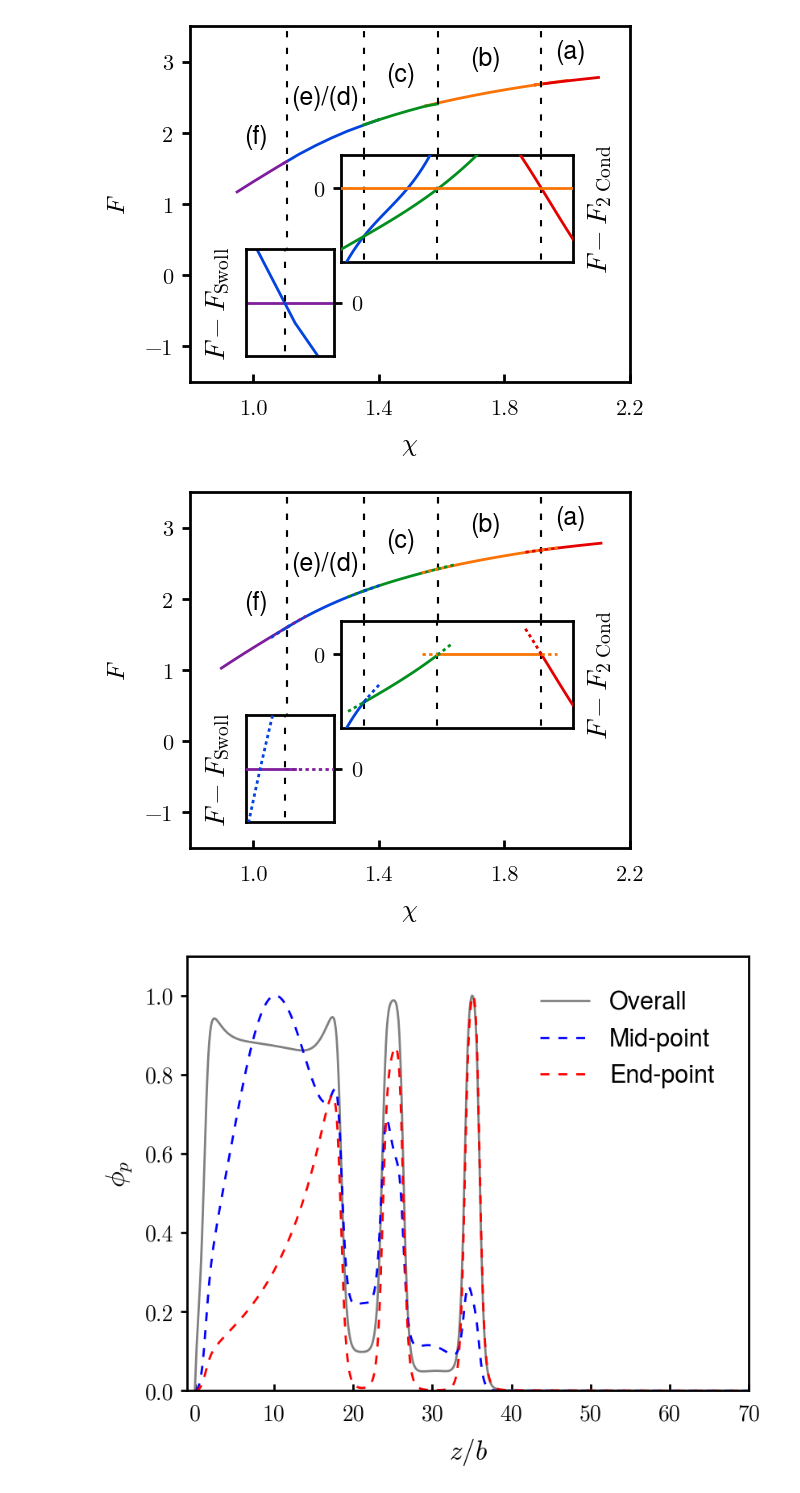
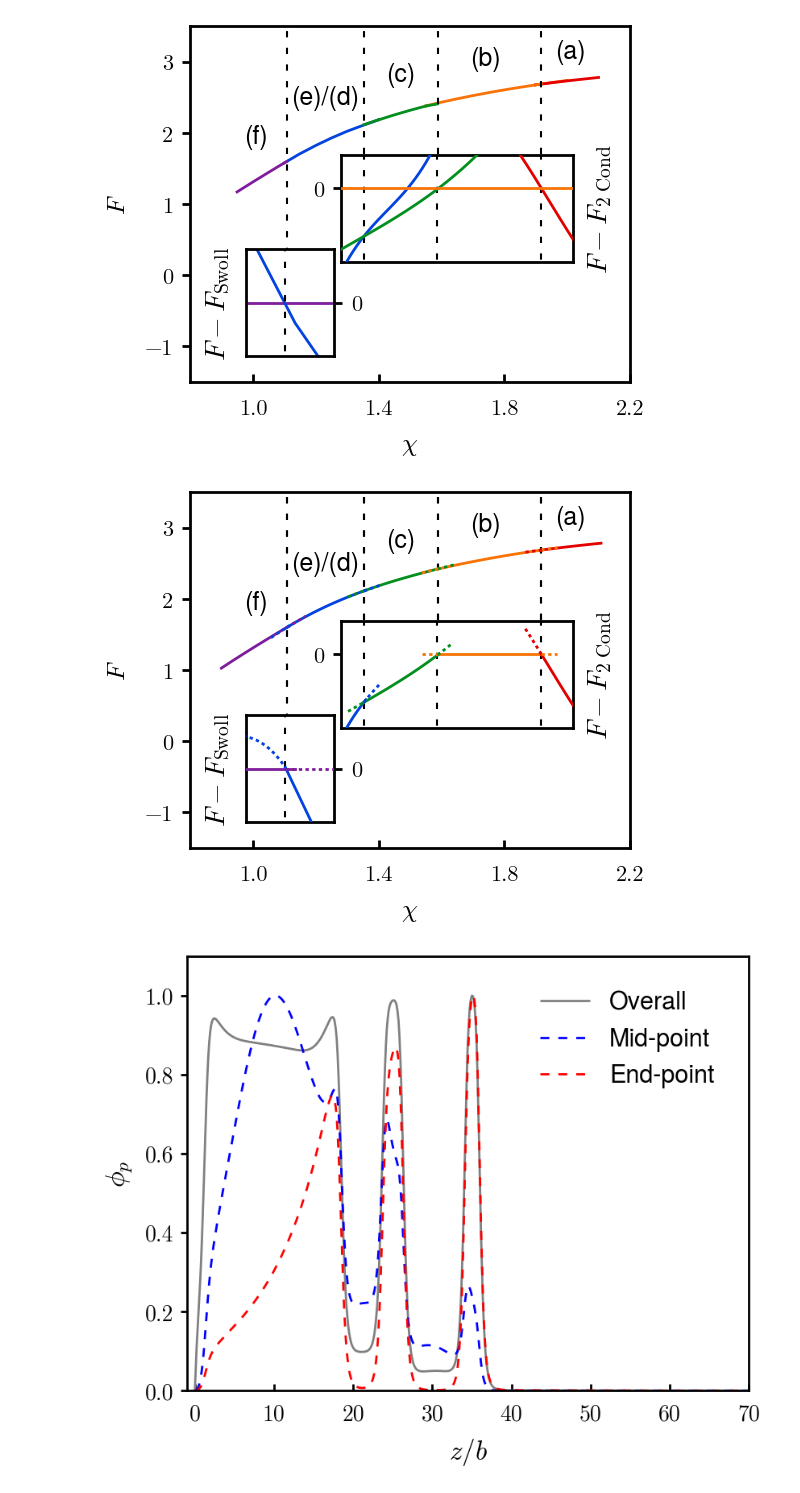
Before and after one commit to tyokokur/utilities, a Jupyter notebook: python/sysg_vis.ipynb, the cells around one changed output. Cells and saved outputs as stored; diff of their text form; code cells hidden in the pictures.

```diff
--- a/python/sysg_vis.ipynb
+++ b/python/sysg_vis.ipynb
@@ -797,40 +797,40 @@ ins1 = inset_axes(fax, width="100%", height="100%", loc="upper right",
 plt.sca(ins1) # left inset
 Fref = A.iloc[0,:][:10]
 plot_free((A.iloc[0,:], Fref), cdict['p0c'], (None,t14), excess=True, s=1e-05)
-plot_free((A.iloc[3,:], Fref), cdict['p4c'], (t14, None), excess=True, s=1e-05)
+plot_free((A.iloc[3,:][:10], Fref), cdict['p4c'], (t14, None), excess=True, s=4e-07, deltas=(-0.01, 0.05))
 plt.plot([t14]*2, [-0.05, 0.05], **trans_kw)
 ins1.set_ylabel(r'$F - F_{\mathrm{Swoll}}$')
 ins1.set_xlim((1.100, 1.118))
 ins1.set_ylim((-2e-04, 2e-04))
 ins1.yaxis.set_ticks_position('right')
 ins1.set_yticks([0])
 ins1.set_xticks([])
 tjy.ticks()
 
 ins2 = inset_axes(fax, width="100%", height="100%", loc="upper right",
                    bbox_to_anchor=(.365, .365, .528, .3), bbox_transform=fax.transAxes)
 plt.sca(ins2) # rght inset
 Fref = A.iloc[1,:]
 plot_free((A.iloc[3,], Fref), cdict['p4c'], (None, t43), excess=True)
 plot_free((A.iloc[2,:], Fref), cdict['p3c'], (t43, t32), excess=True)
 plot_free((A.iloc[1,:], Fref), cdict['p2c'], (t32, t21), excess=True)
 plot_free((A.iloc[0,:], Fref), cdict['p1c'], (t21, None), excess=True)
 plt.plot([t43]*2, [-0.05, 0.05], **trans_kw)
 plt.plot([t32]*2, [-0.05, 0.05], **trans_kw)
 plt.plot([t21]*2, [-0.05, 0.05], **trans_kw)
 
 ins2.yaxis.set_label_position('right')
 ins2.set_ylabel(r'$F - F_{\mathrm{2\ Cond}}$')
 ins2.set_xlim((1.28, 2.02))
 ins2.set_ylim((-0.018, 0.008))
 ins2.set_yticks([0])
 ins2.set_xticks([])
 
 tjy.ticks()
 
 # plt.savefig('imgs/free.pdf')
 # %% [output]
-[figure, old version]
+[figure, new version]
 # %%
 mpl.rcParams['xtick.labelsize'] = 20 #tmp change
 mpl.rcParams['ytick.labelsize'] = 20 #tmp change
```
